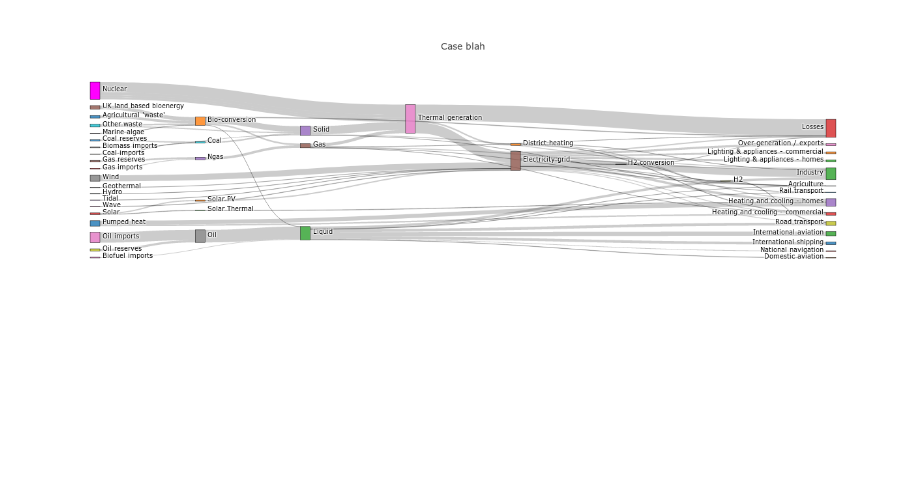
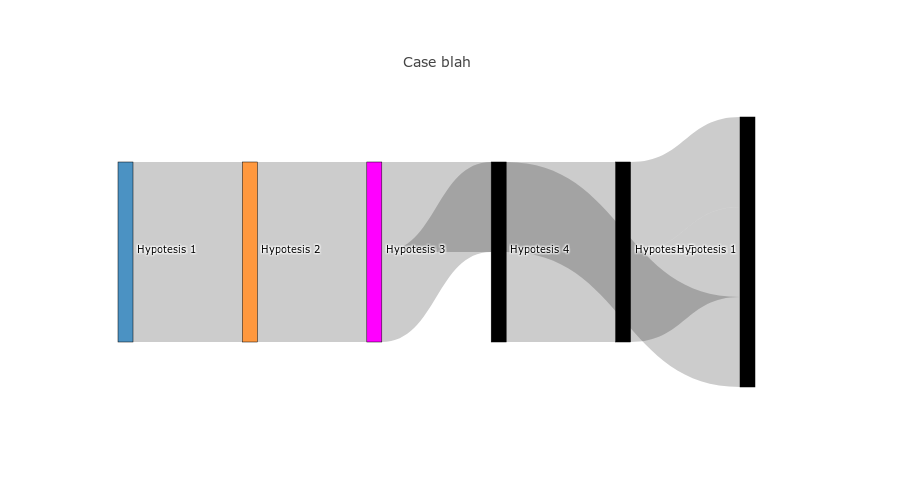
Before and after one commit to harena-lab/harena-analytics, a Jupyter notebook: examples/viz/execution-paths.ipynb, the cells around one changed output. Drawn from its saved outputs; the diff is of its cells as text; code cells hidden in the pictures; blank space fills up the shorter version.

```diff
--- a/examples/viz/execution-paths.ipynb
+++ b/examples/viz/execution-paths.ipynb
@@ -1,15 +15,10 @@
 # %%
-import plotly
-import plotly.graph_objs as go
+# url = 'http://localhost:8888/files/git/github/harena-analytics/examples/viz/example.json'
+# response = urllib.request.urlopen(url)
+# data = json.loads(response.read())
 
-plotly.offline.init_notebook_mode(connected=True)
-
-
-import urllib, json, urllib.request
-
-url = 'https://raw.githubusercontent.com/plotly/plotly.js/master/test/image/mocks/sankey_energy.json'
-response = urllib.request.urlopen(url)
-data = json.loads(response.read())
+with open('example.json') as json_file:
+    data = json.load(json_file)
 
 data_trace = dict(
     type='sankey',
@@ -21,32 +30,32 @@ data_trace = dict(
     ),
     orientation = "h",
     valueformat = ".0f",
-    valuesuffix = "TWh",
+    valuesuffix = "",
     node = dict(
       pad = 15,
       thickness = 15,
       line = dict(
         color = "black",
         width = 0.5
       ),
       label =  data['data'][0]['node']['label'],
       color =  data['data'][0]['node']['color']
     ),
     link = dict(
       source =  data['data'][0]['link']['source'],
       target =  data['data'][0]['link']['target'],
       value =  data['data'][0]['link']['value'],
       label =  data['data'][0]['link']['label']
   ))
 
 layout =  dict(
     title = "Case blah",
     font = dict(
       size = 10
     )
 )
 
 fig = dict(data=[data_trace], layout=layout)
 plotly.offline.iplot(fig, validate=False)
 # %% [output]
-[figure, old version]
+[figure, new version]
```
Also changed, not shown: parts of 7 cells of this notebook, 5 other files.
